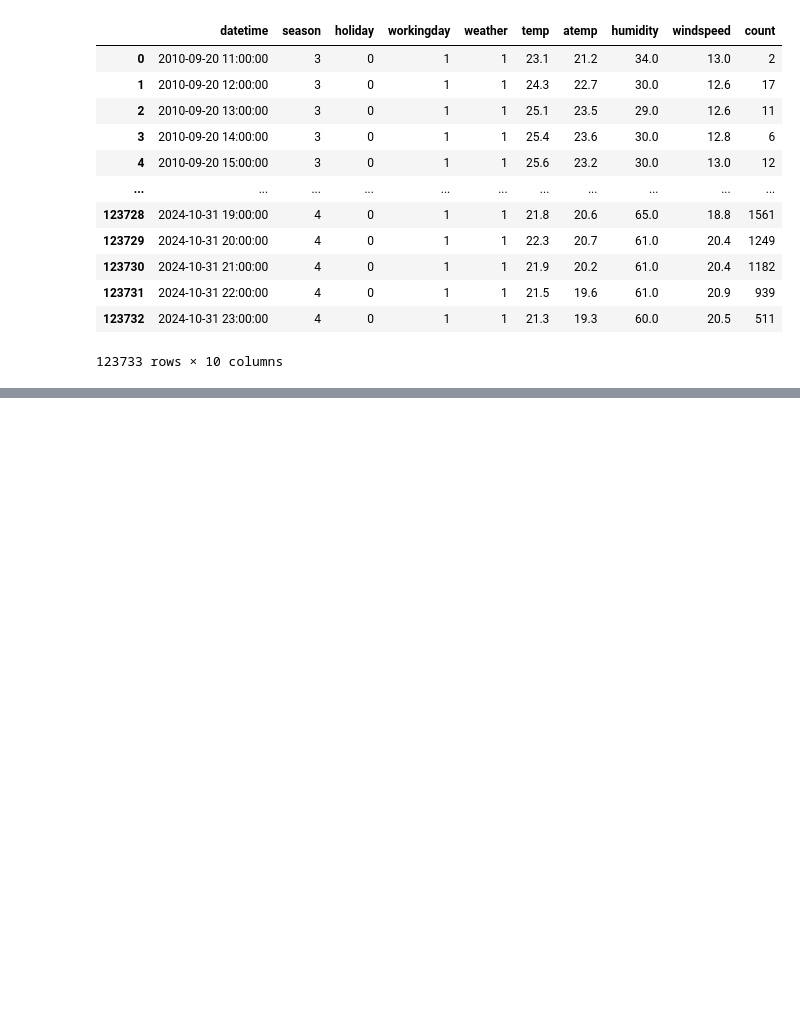
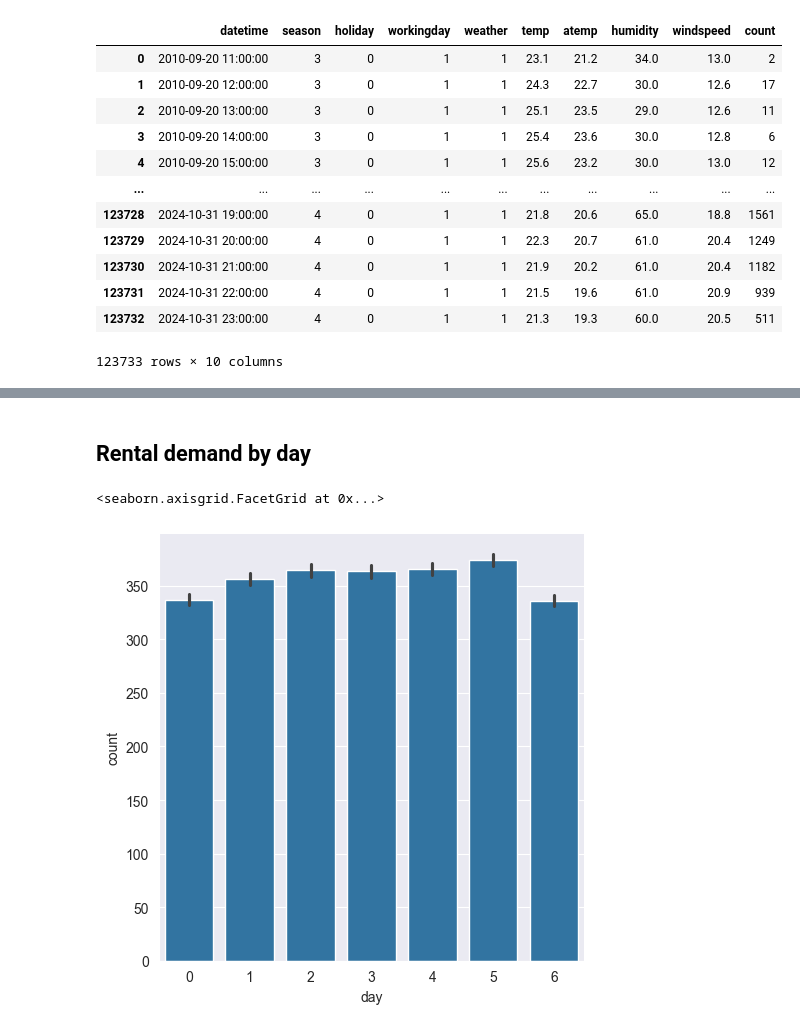
Before and after one commit to Scarch/ProjectE8, a Jupyter notebook: analysing_preparing_capitalBikeshareData.ipynb, the cells around one changed output, grey strips where cells are left out. Cells and saved outputs as stored; diff of their text form; code cells hidden in the pictures; blank space fills up the shorter version.

```diff
--- a/analysing_preparing_capitalBikeshareData.ipynb
+++ b/analysing_preparing_capitalBikeshareData.ipynb
@@ -546,0 +606,9 @@ display(bikesRentedPerHourCombinedData)
+# %% [markdown]
+## Rental demand by day
+# %%
+bikesRentedPerHourCombinedData["day"] = [t.dayofweek for t in pd.DatetimeIndex(bikesRentedPerHourCombinedData.datetime)]
+
+sns.catplot(data=bikesRentedPerHourCombinedData, x="day", y='count', kind='bar')
+# %% [output]
+<seaborn.axisgrid.FacetGrid at 0x...>
+[figure, added]
```
Also changed, not shown: parts of 16 cells of this notebook, 2 other files.
